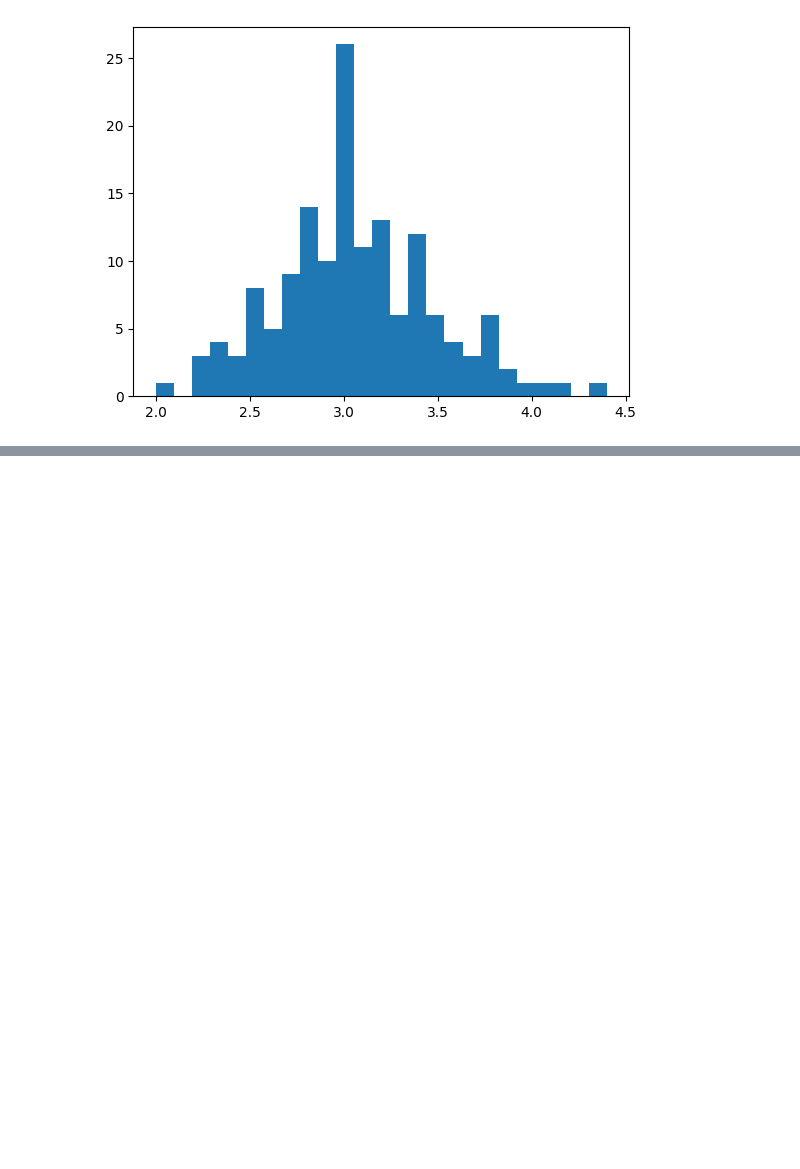
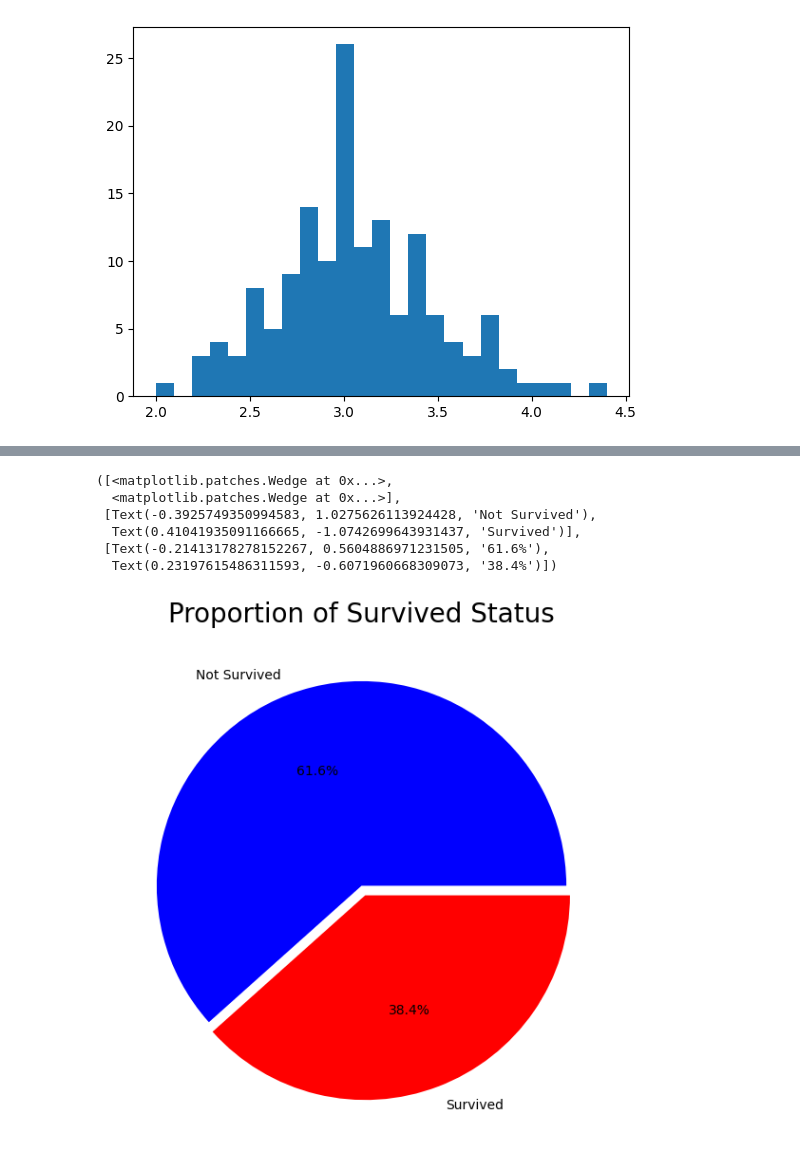
Before and after one commit to Kanishq10/Data_Science_Practice, a Jupyter notebook: numpy_panda_matplotlib/Session5.ipynb, the cells around one changed output, grey strips where cells are left out. Drawn from its saved outputs; the diff is of its cells as text; code cells hidden in the pictures; blank space fills up the shorter version.

```diff
--- a/numpy_panda_matplotlib/Session5.ipynb
+++ b/numpy_panda_matplotlib/Session5.ipynb
@@ -95,3 +95,5 @@ plt.hist(iris['sepal width in cm'],bins=25)
         3.728, 3.824, 3.92 , 4.016, 4.112, 4.208, 4.304, 4.4  ]),
  <BarContainer object of 25 artists>)
 [figure]
+# %%
+data = pd.read_csv('resources/titanic.csv')
@@ -97,0 +116,16 @@ plt.hist(iris['sepal width in cm'],bins=25)
+# %%
+plt.figure(figsize=(14,7))
+labels=['Not Survived','Survived']
+explode=[0, .05]
+colors=['Blue','Red']
+x=data['Survived'].value_counts().values
+plt.title('Proportion of Survived Status', size=20)
+plt.pie(x, explode, labels, colors, autopct = '%1.1f%%')
+# %% [output]
+([<matplotlib.patches.Wedge at 0x...>,
+  <matplotlib.patches.Wedge at 0x...>],
+ [Text(-0.3925749350994583, 1.0275626113924428, 'Not Survived'),
+  Text(0.41041935091166665, -1.0742699643931437, 'Survived')],
+ [Text(-0.21413178278152267, 0.5604886971231505, '61.6%'),
+  Text(0.23197615486311593, -0.6071960668309073, '38.4%')])
+[figure, added]
```
Also changed, not shown: parts of 1 cell of this notebook, 8 other files.
